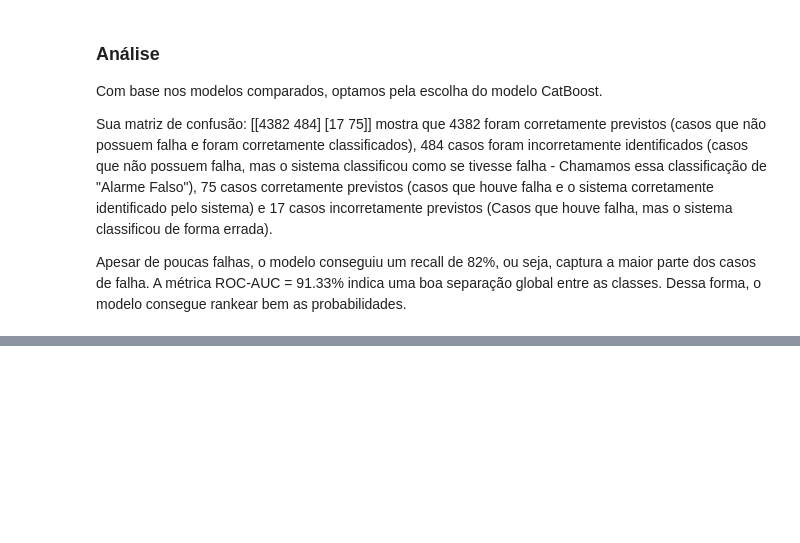
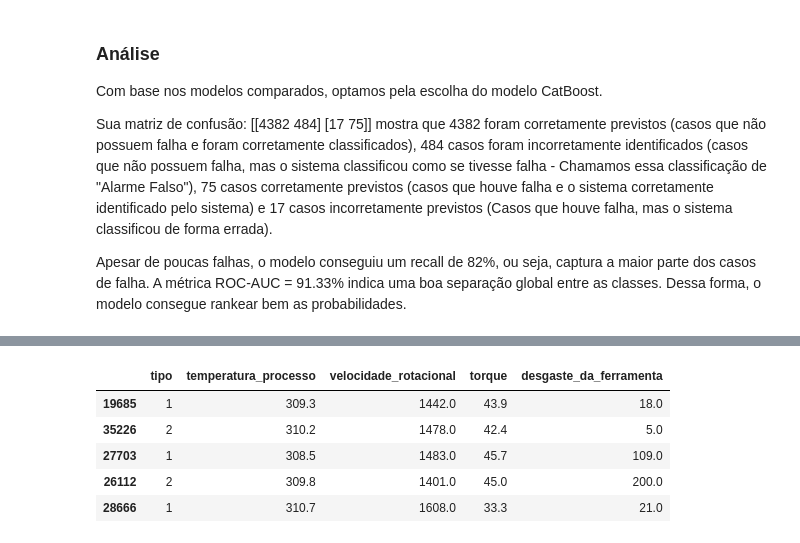
Before and after one commit to Meire-Rosa/BootcampCienciaDadosInteligenciaArtificialUNISENAI_SC, a Jupyter notebook: Rosemeire_Entrega_ProjetoBootcampUNISENAI_SC.ipynb, the cells around one changed output, grey strips where cells are left out. Cells and saved outputs as stored; diff of their text form; code cells hidden in the pictures; blank space fills up the shorter version.

```diff
--- a/Rosemeire_Entrega_ProjetoBootcampUNISENAI_SC.ipynb
+++ b/Rosemeire_Entrega_ProjetoBootcampUNISENAI_SC.ipynb
@@ -699,0 +740,10 @@ Apesar de poucas falhas, o modelo conseguiu um recall de 82%, ou seja, captura a
+# %%
+#Verificação da similaridade dos heads dos dataframes
+X_test.head()
+# %% [output]
+|  | tipo | temperatura_processo | velocidade_rotacional | torque | desgaste_da_ferramenta |
+| 19685 | 1 | 309.3 | 1442.0 | 43.9 | 18.0 |
+| 35226 | 2 | 310.2 | 1478.0 | 42.4 | 5.0 |
+| 27703 | 1 | 308.5 | 1483.0 | 45.7 | 109.0 |
+| 26112 | 2 | 309.8 | 1401.0 | 45.0 | 200.0 |
+| 28666 | 1 | 310.7 | 1608.0 | 33.3 | 21.0 |
```
Also changed, not shown: parts of 9 cells of this notebook.
